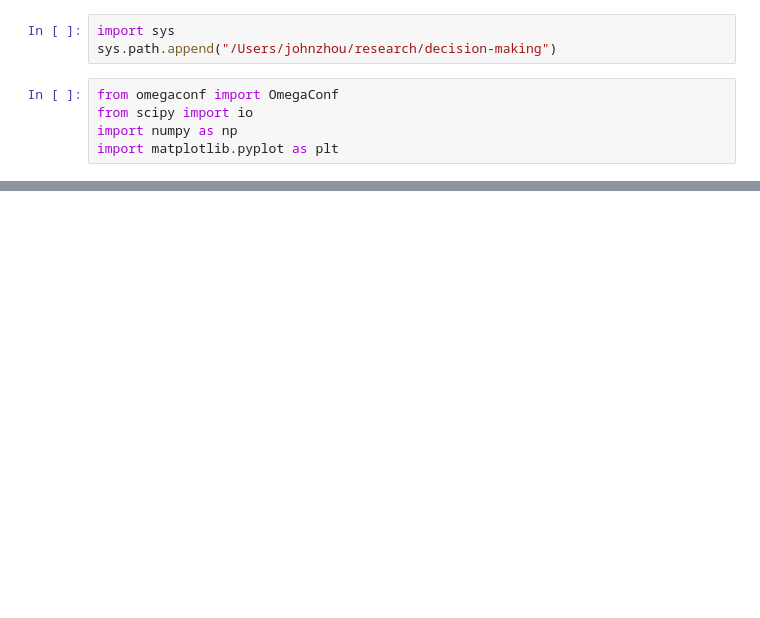
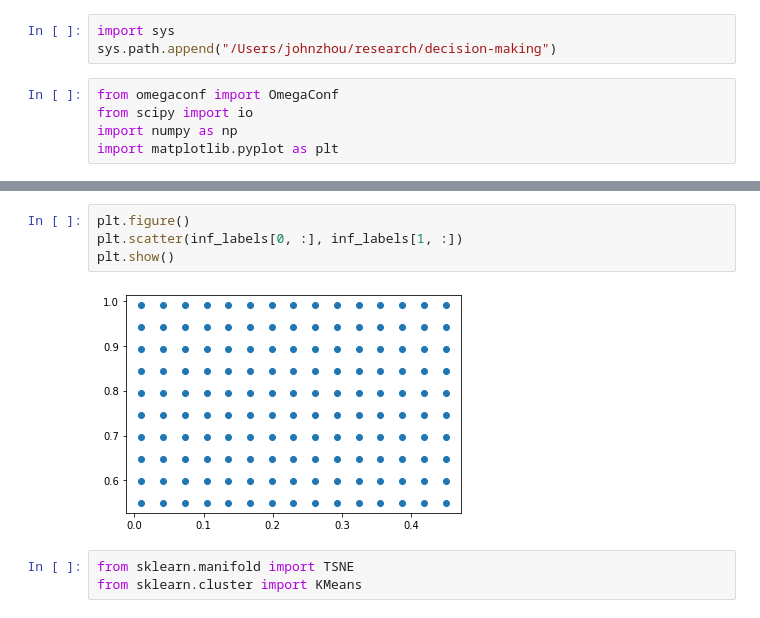
Before and after one commit to johnlyzhou/decision-making, a Jupyter notebook: notebooks/jlz-dev-1.0.ipynb, the cells around one changed output, grey strips where cells are left out. Saved outputs shown, nothing was run; the diff lists cells and outputs as text; blank space fills up the shorter version.

```diff
--- a/notebooks/jlz-dev-1.0.ipynb
+++ b/notebooks/jlz-dev-1.0.ipynb
@@ -36,0 +32,9 @@ print(taskdata.right_stims[0])
+# %%
+plt.figure()
+plt.scatter(inf_labels[0, :], inf_labels[1, :])
+plt.show()
+# %% [output]
+[figure, added]
+# %%
+from sklearn.manifold import TSNE
+from sklearn.cluster import KMeans
```
Also changed, not shown: parts of 20 cells of this notebook.
